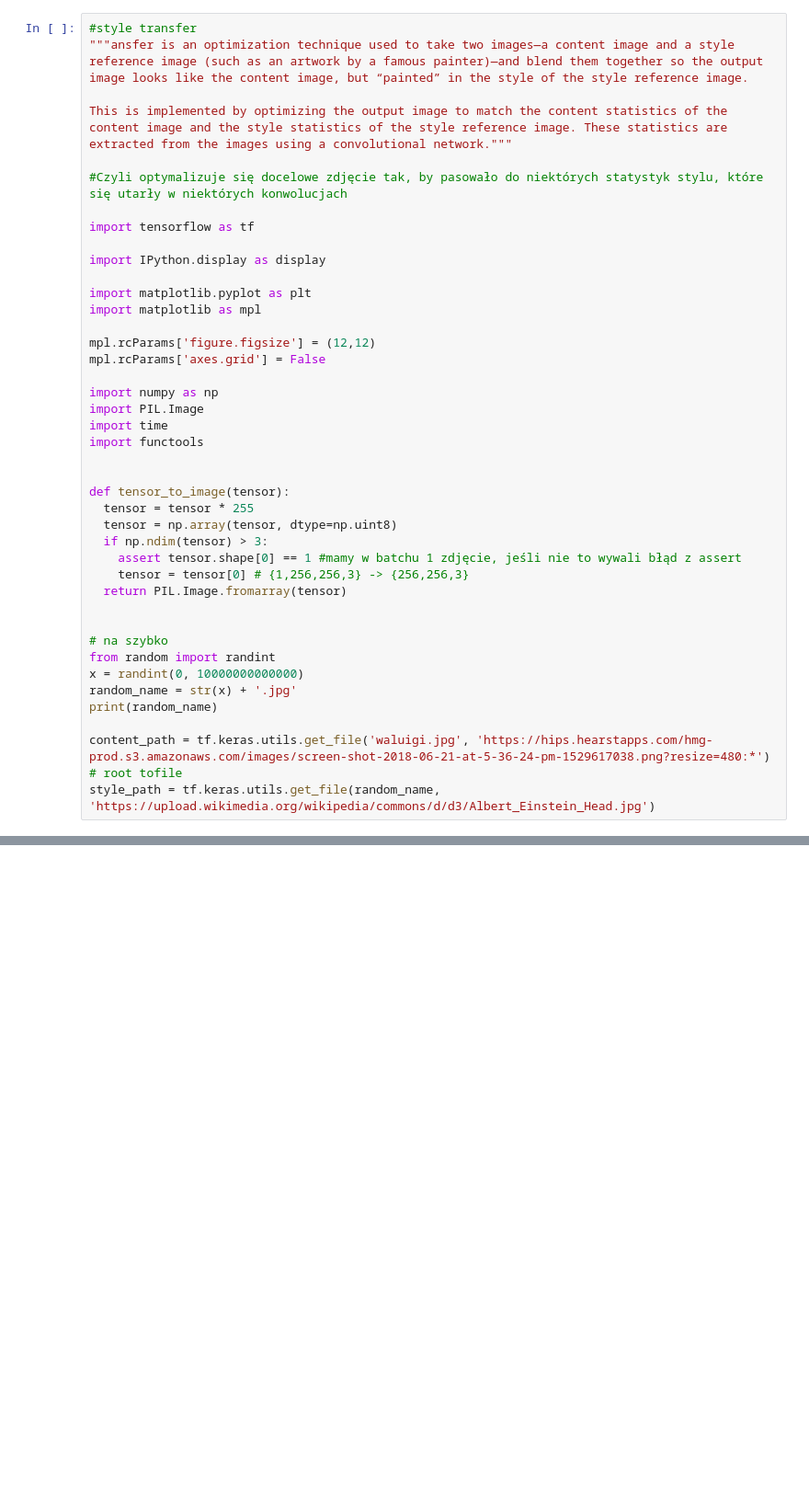
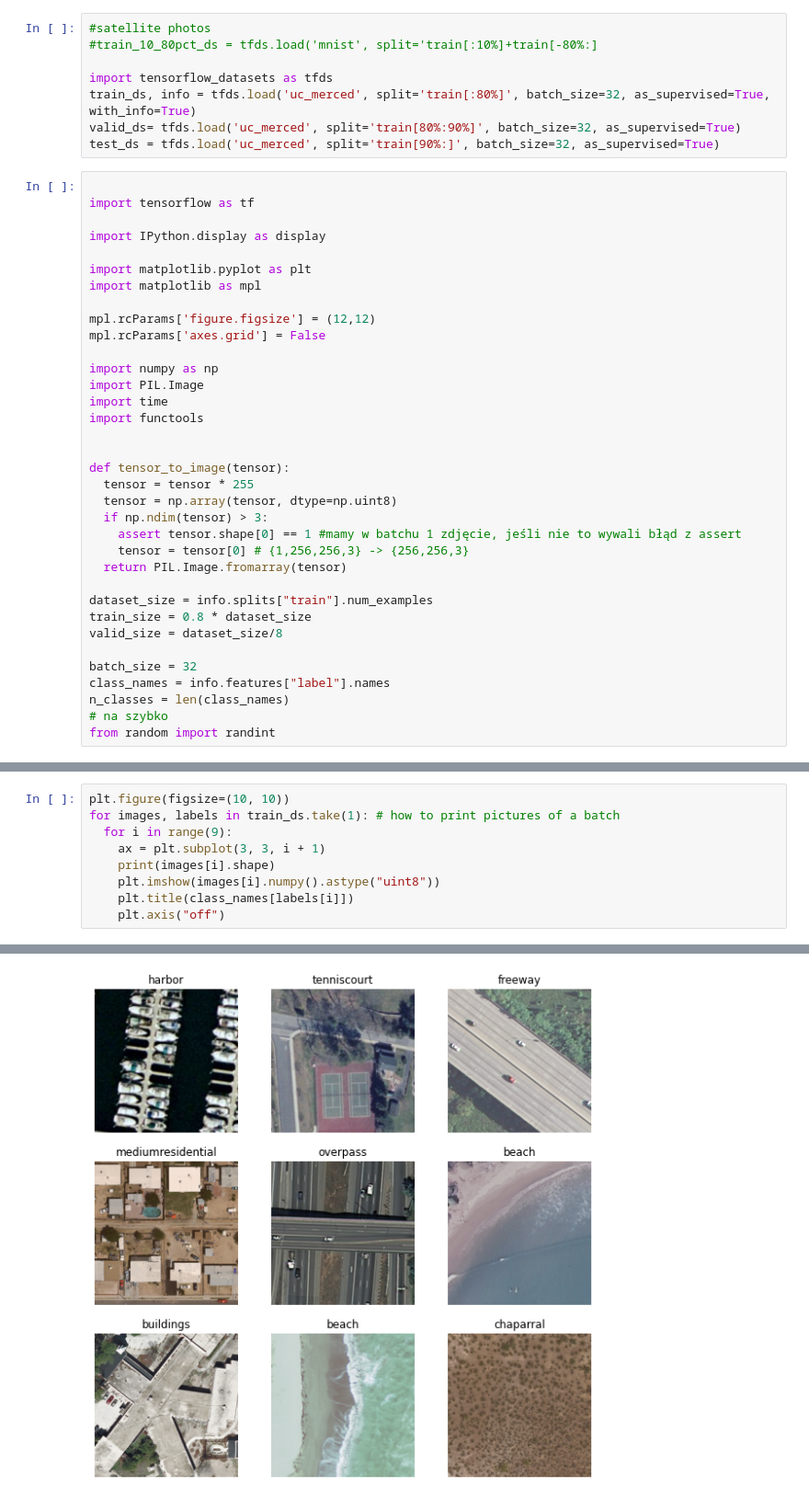
Before and after one commit to qamtam/Hands-on-machine-learning, a Jupyter notebook: CH14_SET12_with_notes.ipynb, the cells around one changed output, grey strips where cells are left out. Shown: that part at 92% size. Cells and saved outputs as stored; diff of their text form; blank space fills up the shorter version.

```diff
--- a/CH14_SET12_with_notes.ipynb
+++ b/CH14_SET12_with_notes.ipynb
@@ -1,12 +1,14 @@
 # %% [markdown]
 <a href="https://colab.research.google.com/github/qamtam/Hands-on-machine-learning/blob/main/CH14_SET12_with_notes.ipynb" target="_parent"><img src="https://colab.research.google.com/assets/colab-badge.svg" alt="Open In Colab"/></a>
+# %%
+#satellite photos
+#train_10_80pct_ds = tfds.load('mnist', split='train[:10%]+train[-80%:]
+
+import tensorflow_datasets as tfds
+train_ds, info = tfds.load('uc_merced', split='train[:80%]', batch_size=32, as_supervised=True, with_info=True)
+valid_ds= tfds.load('uc_merced', split='train[80%:90%]', batch_size=32, as_supervised=True)
+test_ds = tfds.load('uc_merced', split='train[90%:]', batch_size=32, as_supervised=True)
 # %%
-#style transfer
-"""ansfer is an optimization technique used to take two images—a content image and a style reference image (such as an artwork by a famous painter)—and blend them together so the output image looks like the content image, but “painted” in the style of the style reference image.
-
-This is implemented by optimizing the output image to match the content statistics of the content image and the style statistics of the style reference image. These statistics are extracted from the images using a convolutional network."""
-
-#Czyli optymalizuje się docelowe zdjęcie tak, by pasowało do niektórych statystyk stylu, które się utarły w niektórych konwolucjach
 
 import tensorflow as tf
 
@@ -32,13 +34,13 @@ def tensor_to_image(tensor):
     tensor = tensor[0] # {1,256,256,3} -> {256,256,3}
   return PIL.Image.fromarray(tensor)
 
+dataset_size = info.splits["train"].num_examples
+train_size = 0.8 * dataset_size
+valid_size = dataset_size/8
 
+batch_size = 32
+class_names = info.features["label"].names
+n_classes = len(class_names)
 # na szybko
 from random import randint
-x = randint(0, 10000000000000)
-random_name = str(x) + '.jpg'
-print(random_name)
-
-content_path = tf.keras.utils.get_file('waluigi.jpg', 'https://hips.hearstapps.com/hmg-prod.s3.amazonaws.com/images/screen-shot-2018-06-21-at-5-36-24-pm-1529617038.png?resize=480:*') # root tofile
-style_path = tf.keras.utils.get_file(random_name, 'https://upload.wikimedia.org/wikipedia/commons/d/d3/Albert_Einstein_Head.jpg')
 # %% [output]
@@ -418,0 +54,10 @@ Total time: 236.6
+# %%
+plt.figure(figsize=(10, 10))
+for images, labels in train_ds.take(1): # how to print pictures of a batch
+  for i in range(9):
+    ax = plt.subplot(3, 3, i + 1)
+    print(images[i].shape)
+    plt.imshow(images[i].numpy().astype("uint8"))
+    plt.title(class_names[labels[i]])
+    plt.axis("off")
+# %% [output]
@@ -418,0 +73 @@ Total time: 236.6
+[figure, added]
```
Also changed, not shown: parts of 29 cells of this notebook.
